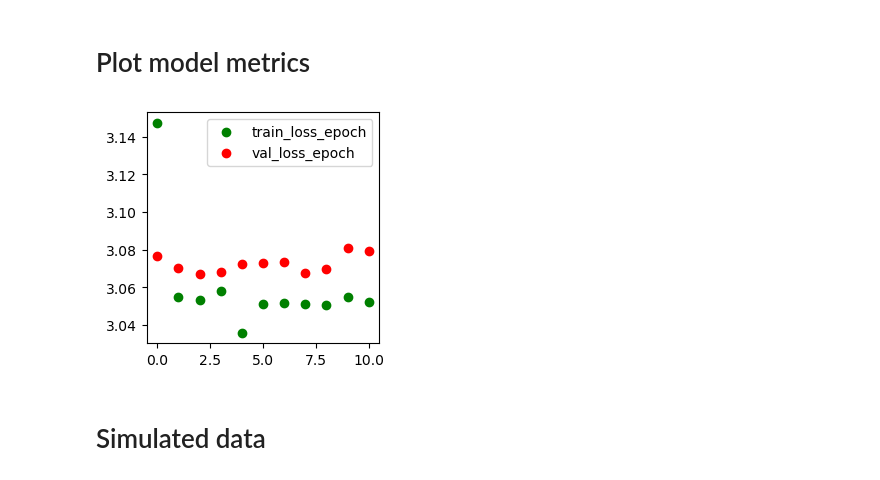
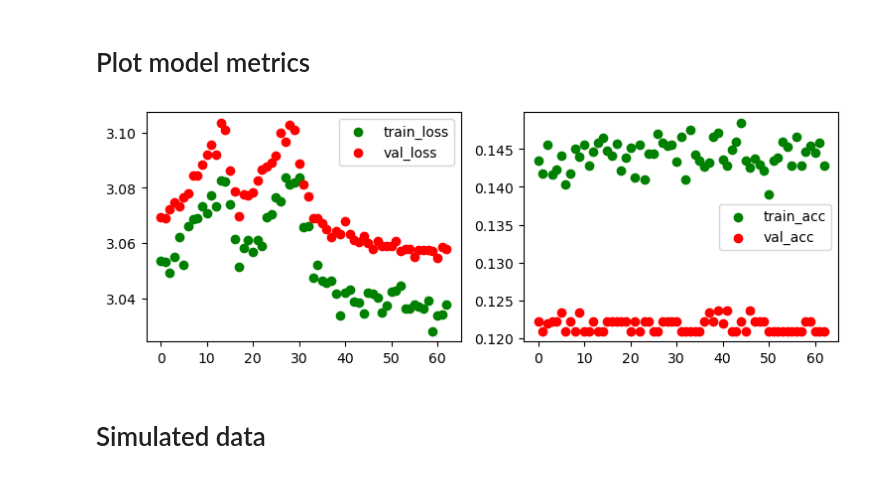
Before and after one commit to Juanfio/VLA_FrankArm, a Jupyter notebook: notebooks/run_pipeline.ipynb, the cells around one changed output. Drawn from its saved outputs; the diff is of its cells as text; code cells hidden in the pictures.

```diff
--- a/notebooks/run_pipeline.ipynb
+++ b/notebooks/run_pipeline.ipynb
@@ -333,18 +335,21 @@ Child: Linear(in_features=384, out_features=192, bias=True)
 # %% [markdown]
 # Plot model metrics
 # %%
-with h5py.File(str(Path.cwd().parent) + '/data/metrics_epoch.pt', "r") as f:
+with h5py.File(str(Path.cwd().parent) + '/data/metrics_epoch-lr_1e-4.pt', "r") as f:
     metrics_epoch = {key: f[key][()] for key in f}
 
-fig, ax = plt.subplots(nrows=1,ncols=1,figsize=(3,3))
+fig, ax = plt.subplots(nrows=1,ncols=2,figsize=(9,3))
 
-ax.scatter(np.arange(len(metrics_epoch['train_loss_epoch'])),metrics_epoch['train_loss_epoch'],label='train_loss_epoch',color='green')
-ax.scatter(np.arange(len(metrics_epoch['val_loss_epoch'])),metrics_epoch['val_loss_epoch'],label='val_loss_epoch',color='red')
+ax[0].scatter(np.arange(len(metrics_epoch['train_loss_epoch'])),metrics_epoch['train_loss_epoch'],label='train_loss',color='green')
+ax[0].scatter(np.arange(len(metrics_epoch['val_loss_epoch'])),metrics_epoch['val_loss_epoch'],label='val_loss',color='red')
 
-ax.legend()
+ax[1].scatter(np.arange(len(metrics_epoch['train_acc_epoch'])),metrics_epoch['train_acc_epoch'],label='train_acc',color='green')
+ax[1].scatter(np.arange(len(metrics_epoch['val_acc_epoch'])),metrics_epoch['val_acc_epoch'],label='val_acc',color='red')
+
+ax[0].legend(), ax[1].legend()
 plt.show()
 # %% [output]
-[figure, old version]
+[figure, new version]
 # %% [markdown]
 # Simulated data
 # %% [markdown]
```
Also changed, not shown: parts of 5 cells of this notebook, 5 other files.
